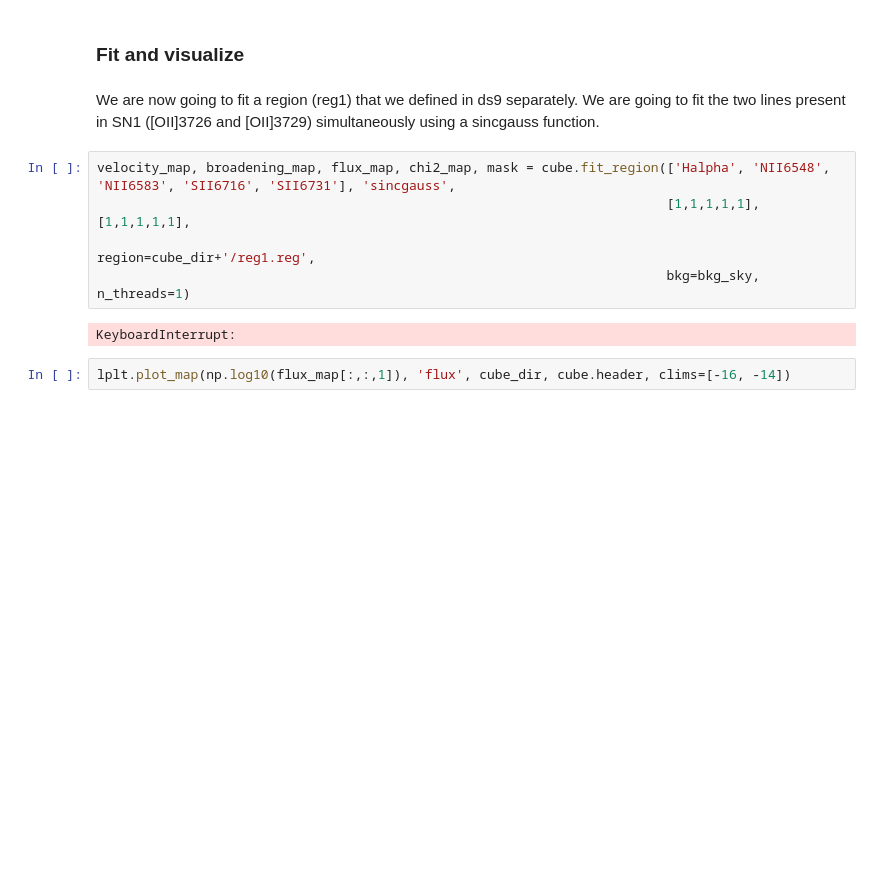
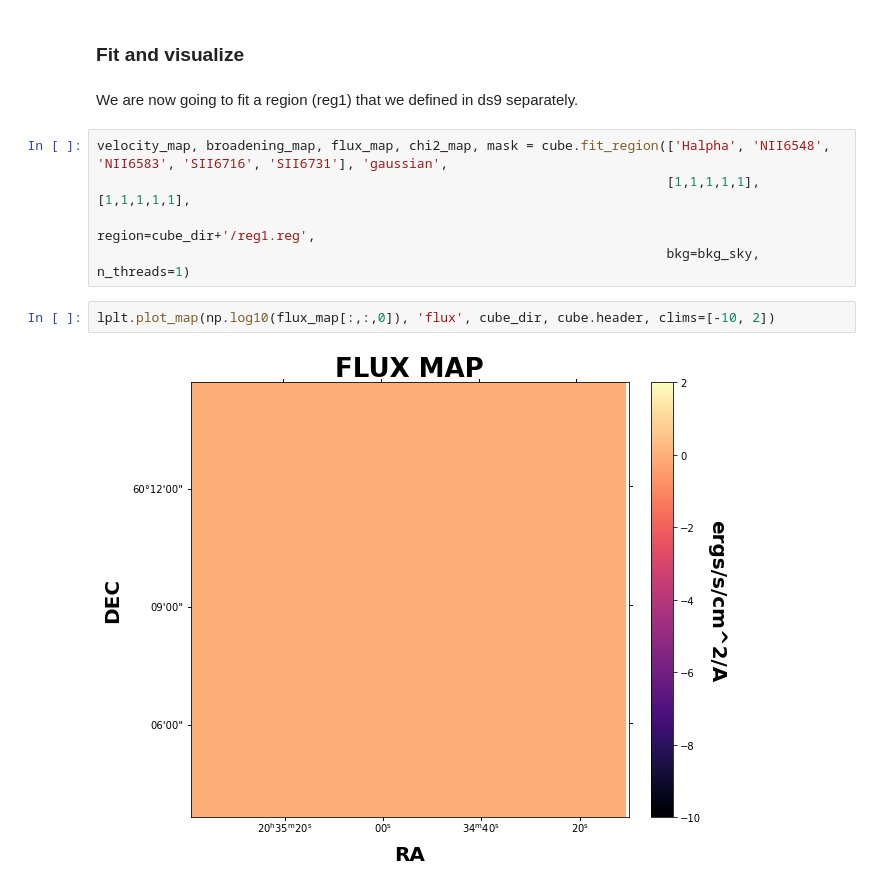
Before and after one commit to crhea93/LUCI, a Jupyter notebook: Examples/Fit-Single-Region.ipynb, the cells around one changed output. Saved outputs shown, nothing was run; the diff lists cells and outputs as text; blank space fills up the shorter version.

```diff
--- a/Examples/Fit-Single-Region.ipynb
+++ b/Examples/Fit-Single-Region.ipynb
@@ -56,13 +56,13 @@ plt.plot(bkg_axis, bkg_sky)
 # %% [markdown]
 ### Fit and visualize
 # %% [markdown]
-We are now going to fit a region (reg1) that we defined in ds9 separately. We are going to fit the two lines present in SN1 ([OII]3726 and [OII]3729) simultaneously using a sincgauss function.
+We are now going to fit a region (reg1) that we defined in ds9 separately.
 # %%
-velocity_map, broadening_map, flux_map, chi2_map, mask = cube.fit_region(['Halpha', 'NII6548', 'NII6583', 'SII6716', 'SII6731'], 'sincgauss',
+velocity_map, broadening_map, flux_map, chi2_map, mask = cube.fit_region(['Halpha', 'NII6548', 'NII6583', 'SII6716', 'SII6731'], 'gaussian',
                                                                          [1,1,1,1,1], [1,1,1,1,1],
                                                                          region=cube_dir+'/reg1.reg',
                                                                          bkg=bkg_sky, n_threads=1)
-# %% [output]
-KeyboardInterrupt:
 # %%
-lplt.plot_map(np.log10(flux_map[:,:,1]), 'flux', cube_dir, cube.header, clims=[-16, -14])
+lplt.plot_map(np.log10(flux_map[:,:,0]), 'flux', cube_dir, cube.header, clims=[-10, 2])
+# %% [output]
+[figure, added]
```
Also changed, not shown: parts of 3 cells of this notebook, 7 other files.
